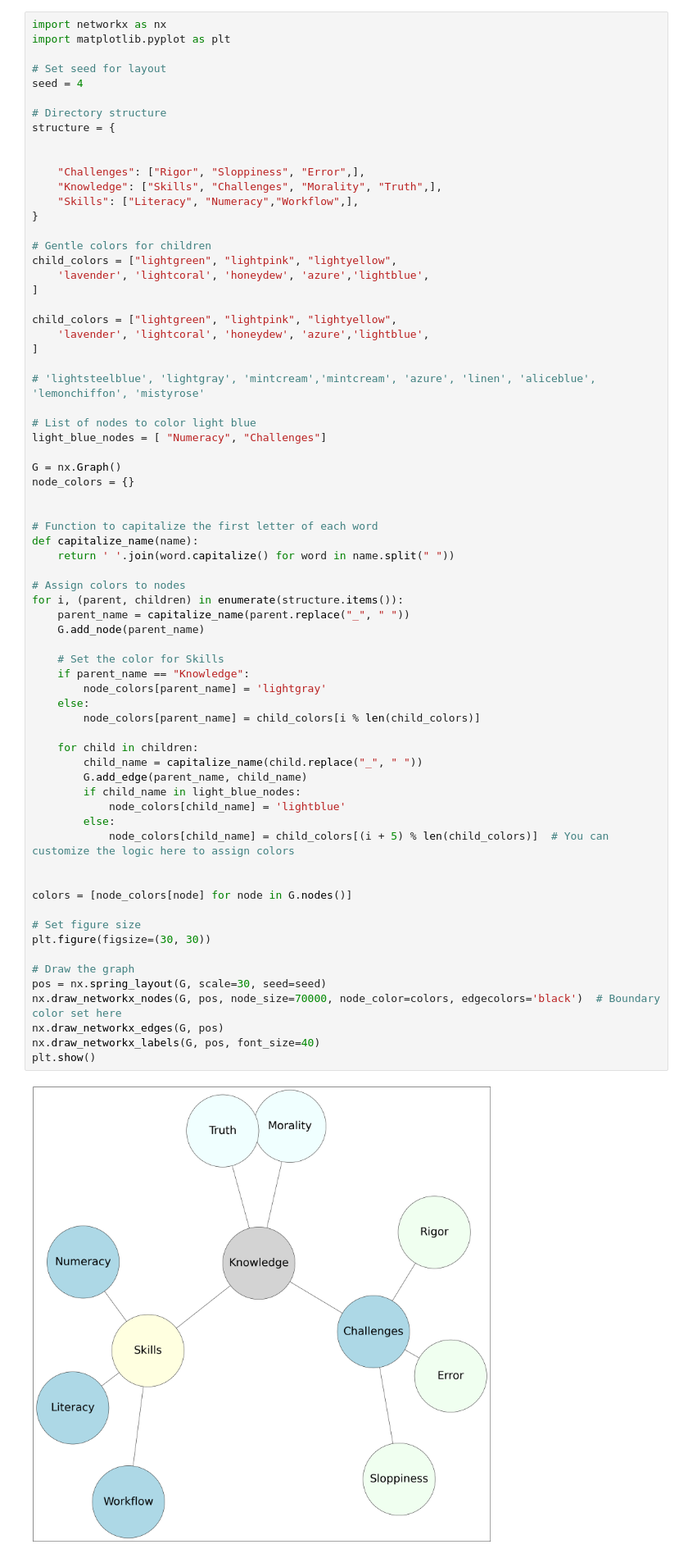
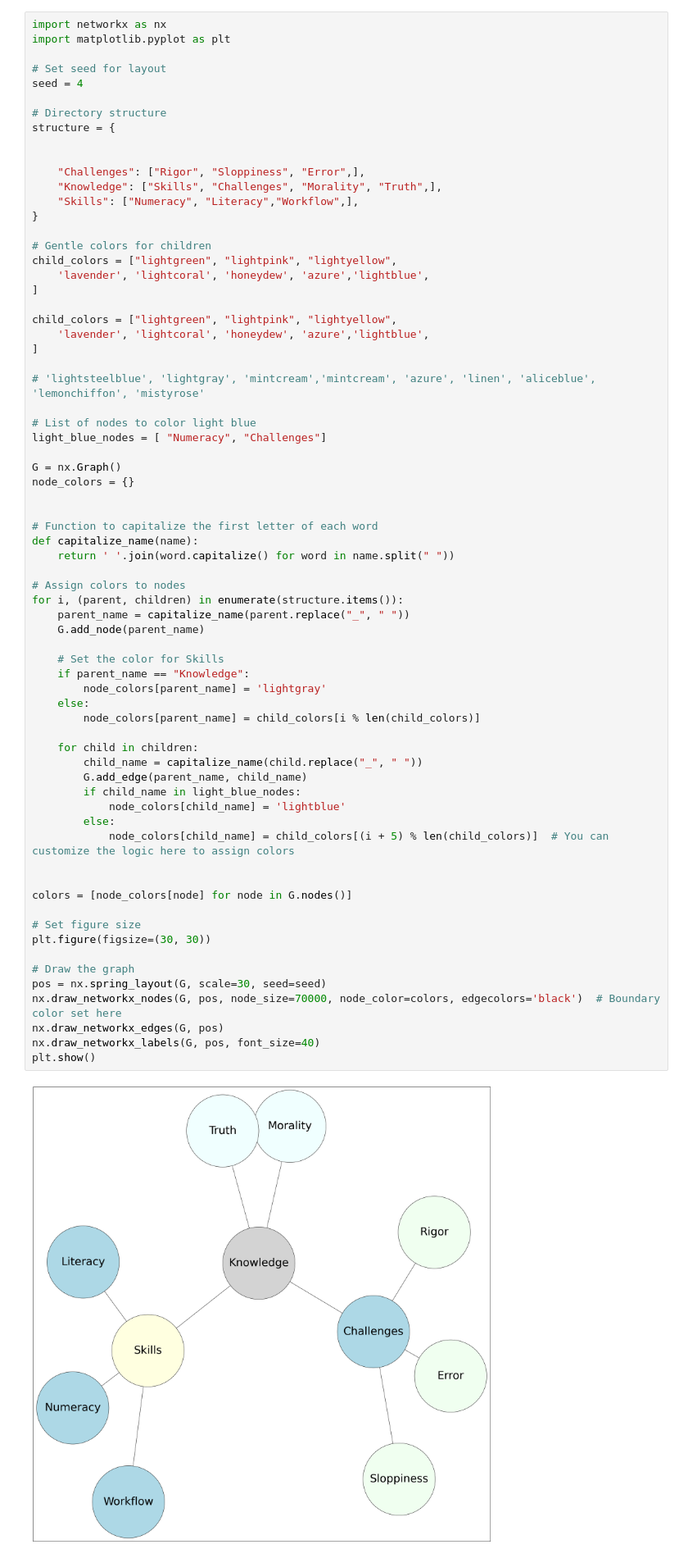
Before and after one commit to jhutrc/beta, a Jupyter notebook: _build/html/_sources/act_1/act_1_0/act_1_0_0/act_1_0_0_3.ipynb, the cells around one changed output. Shown at 82% size. Cells and saved outputs as stored; diff of their text form.

```diff
--- a/_build/html/_sources/act_1/act_1_0/act_1_0_0/act_1_0_0_3.ipynb
+++ b/_build/html/_sources/act_1/act_1_0/act_1_0_0/act_1_0_0_3.ipynb
@@ -20,7 +20,7 @@ structure = {
 
     "Challenges": ["Rigor", "Sloppiness", "Error",],
     "Knowledge": ["Skills", "Challenges", "Morality", "Truth",],
-    "Skills": ["Literacy", "Numeracy","Workflow",],
+    "Skills": ["Numeracy", "Literacy","Workflow",],
 }
 
 # Gentle colors for children
@@ -50,34 +50,34 @@ for i, (parent, children) in enumerate(structure.items()):
     parent_name = capitalize_name(parent.replace("_", " "))
     G.add_node(parent_name)
 
     # Set the color for Skills
     if parent_name == "Knowledge":
         node_colors[parent_name] = 'lightgray'
     else:
         node_colors[parent_name] = child_colors[i % len(child_colors)]
 
     for child in children:
         child_name = capitalize_name(child.replace("_", " "))
         G.add_edge(parent_name, child_name)
         if child_name in light_blue_nodes:
             node_colors[child_name] = 'lightblue'
         else:
             node_colors[child_name] = child_colors[(i + 5) % len(child_colors)]  # You can customize the logic here to assign colors
 
 
 colors = [node_colors[node] for node in G.nodes()]
 
 # Set figure size
 plt.figure(figsize=(30, 30))
 
 # Draw the graph
 pos = nx.spring_layout(G, scale=30, seed=seed)
 nx.draw_networkx_nodes(G, pos, node_size=70000, node_color=colors, edgecolors='black')  # Boundary color set here
 nx.draw_networkx_edges(G, pos)
 nx.draw_networkx_labels(G, pos, font_size=40)
 plt.show()
 # %% [output]
-[figure, old version]
+[figure, new version]
 # %% [markdown]
 At the core, you see "Knowledge" surrounded by 'Skills,' 'Challenges,' 'Morality,' and 'Truth.' This is the universe we operate in, a multidimensional space where 'Skills' like literacy and numeracy combat 'Challenges' like rigor, sloppiness, and error. The color-coded nodes illustrate the interconnectedness and varying complexities of these components.
 
```
Also changed, not shown: parts of 1 cell of this notebook, 7 other files.
